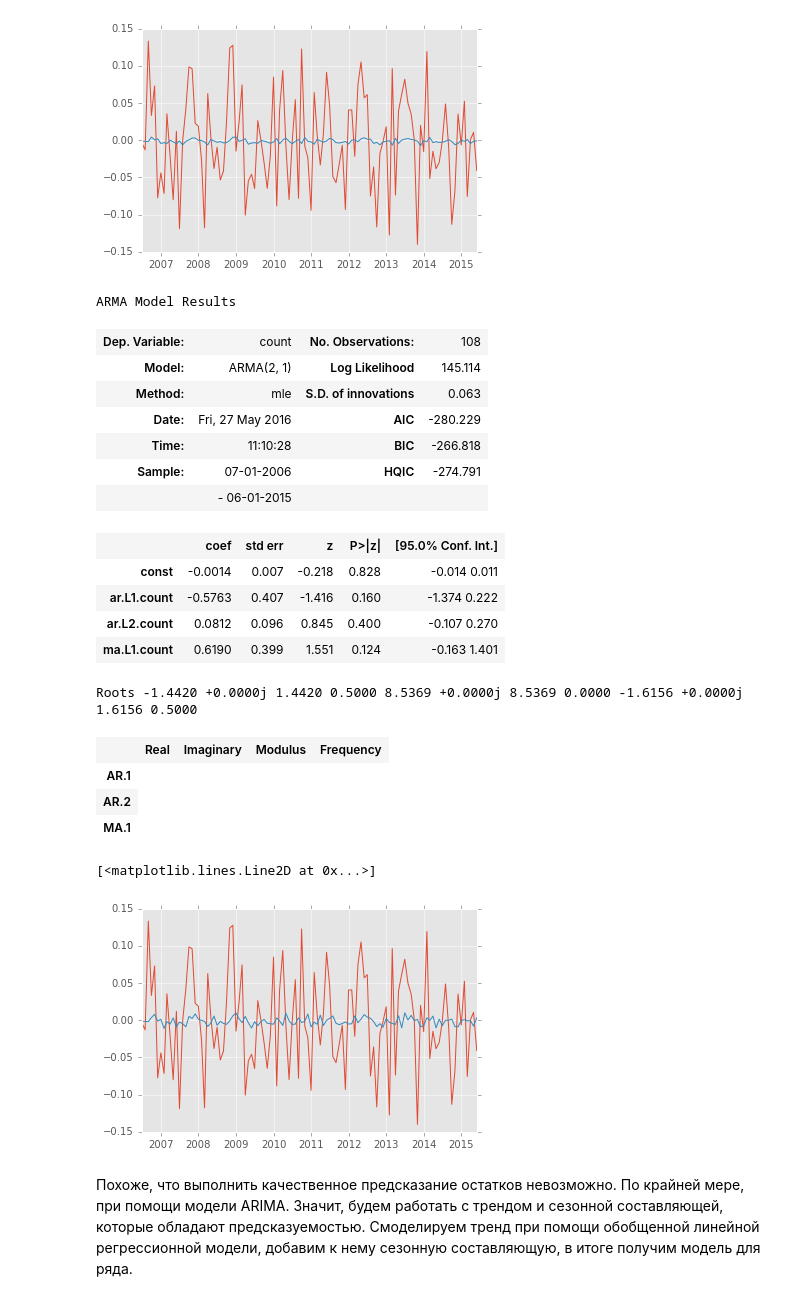
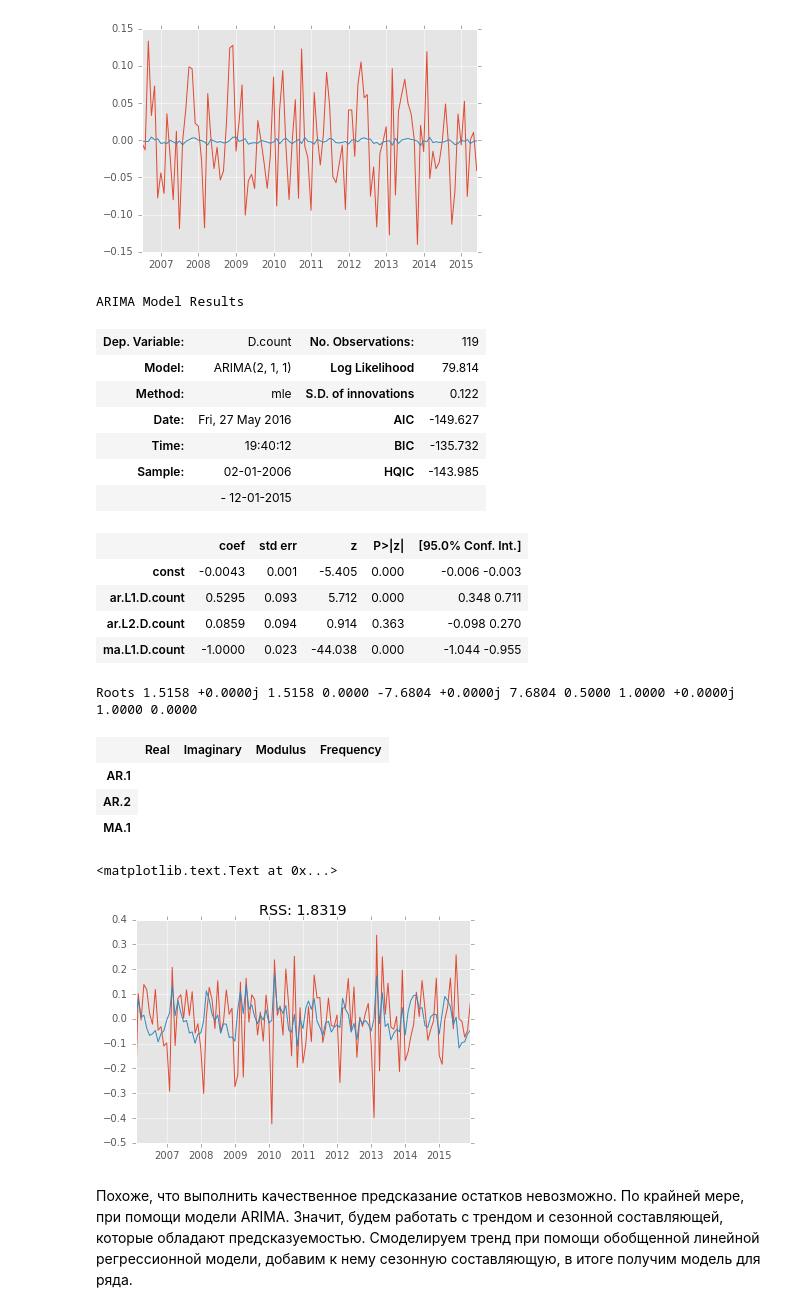
Before and after one commit to twelveouncemouse/intro_dm_courseproject, a Jupyter notebook: Time_series.ipynb, the cells around one changed output. Saved outputs shown, nothing was run; the diff lists cells and outputs as text; code cells hidden in the pictures.

```diff
--- a/Time_series.ipynb
+++ b/Time_series.ipynb
@@ -245,35 +245,36 @@ plt.plot(insample_predict)
 [<matplotlib.lines.Line2D at 0x...>]
 [figure]
 # %%
-model = sm.tsa.ARIMA(res, order=(2,0,1))
+model = sm.tsa.ARIMA(ts_log, order=(2,1,1))
 fmodel = model.fit(method="mle")
 fmodel.summary()
 # %% [output]
-ARMA Model Results
+ARIMA Model Results
-| Dep. Variable: | count | No. Observations: | 108 |
-| Model: | ARMA(2, 1) | Log Likelihood | 145.114 |
-| Method: | mle | S.D. of innovations | 0.063 |
-| Date: | Fri, 27 May 2016 | AIC | -280.229 |
-| Time: | 11:10:28 | BIC | -266.818 |
-| Sample: | 07-01-2006 | HQIC | -274.791 |
-|  | - 06-01-2015 |  |  |
+| Dep. Variable: | D.count | No. Observations: | 119 |
+| Model: | ARIMA(2, 1, 1) | Log Likelihood | 79.814 |
+| Method: | mle | S.D. of innovations | 0.122 |
+| Date: | Fri, 27 May 2016 | AIC | -149.627 |
+| Time: | 19:40:12 | BIC | -135.732 |
+| Sample: | 02-01-2006 | HQIC | -143.985 |
+|  | - 12-01-2015 |  |  |
 |  | coef | std err | z | P>|z| | [95.0% Conf. Int.] |
-| const | -0.0014 | 0.007 | -0.218 | 0.828 | -0.014 0.011 |
-| ar.L1.count | -0.5763 | 0.407 | -1.416 | 0.160 | -1.374 0.222 |
-| ar.L2.count | 0.0812 | 0.096 | 0.845 | 0.400 | -0.107 0.270 |
-| ma.L1.count | 0.6190 | 0.399 | 1.551 | 0.124 | -0.163 1.401 |
+| const | -0.0043 | 0.001 | -5.405 | 0.000 | -0.006 -0.003 |
+| ar.L1.D.count | 0.5295 | 0.093 | 5.712 | 0.000 | 0.348 0.711 |
+| ar.L2.D.count | 0.0859 | 0.094 | 0.914 | 0.363 | -0.098 0.270 |
+| ma.L1.D.count | -1.0000 | 0.023 | -44.038 | 0.000 | -1.044 -0.955 |
-Roots -1.4420 +0.0000j 1.4420 0.5000 8.5369 +0.0000j 8.5369 0.0000 -1.6156 +0.0000j 1.6156 0.5000
+Roots 1.5158 +0.0000j 1.5158 0.0000 -7.6804 +0.0000j 7.6804 0.5000 1.0000 +0.0000j 1.0000 0.0000
 |  | Real | Imaginary | Modulus | Frequency |
 | AR.1 |
 | AR.2 |
 | MA.1 |
 # %%
 insample_predict=fmodel.predict()
-plt.plot(res)
+plt.plot(ts_log_diff)
 plt.plot(insample_predict)
+plt.title('RSS: %.4f'% sum((insample_predict-ts_log_diff["count"].values)**2))
 # %% [output]
-[<matplotlib.lines.Line2D at 0x...>]
+<matplotlib.text.Text at 0x...>
-[figure, old version]
+[figure, new version]
 # %% [markdown]
 Похоже, что выполнить качественное предсказание остатков невозможно. По крайней мере, при помощи модели ARIMA. Значит, будем работать с трендом и сезонной составляющей, которые обладают предсказуемостью. Смоделируем тренд при помощи обобщенной линейной регрессионной модели, добавим к нему сезонную составляющую, в итоге получим модель для ряда.
 # %%
```
Also changed, not shown: parts of 1 cell of this notebook.
